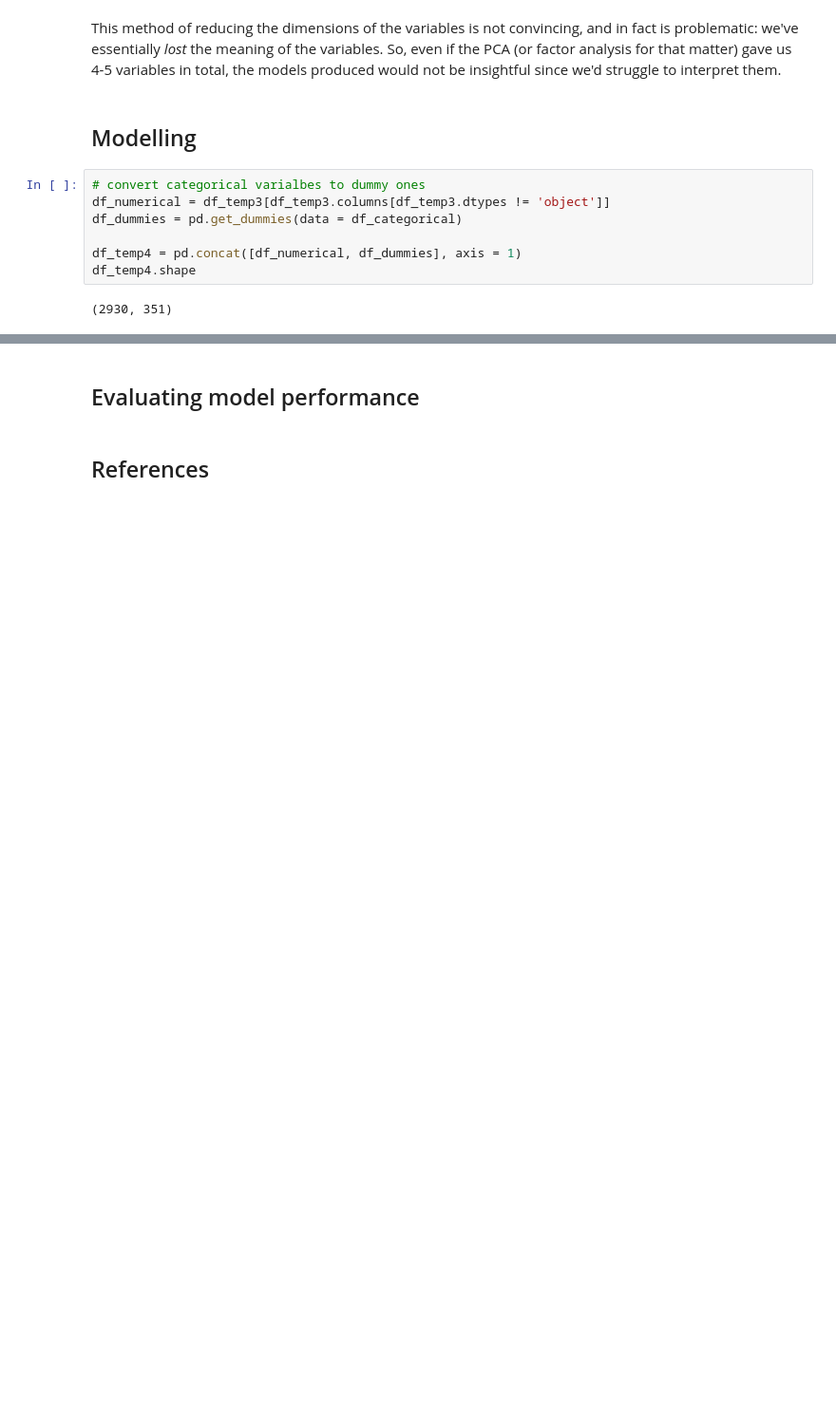
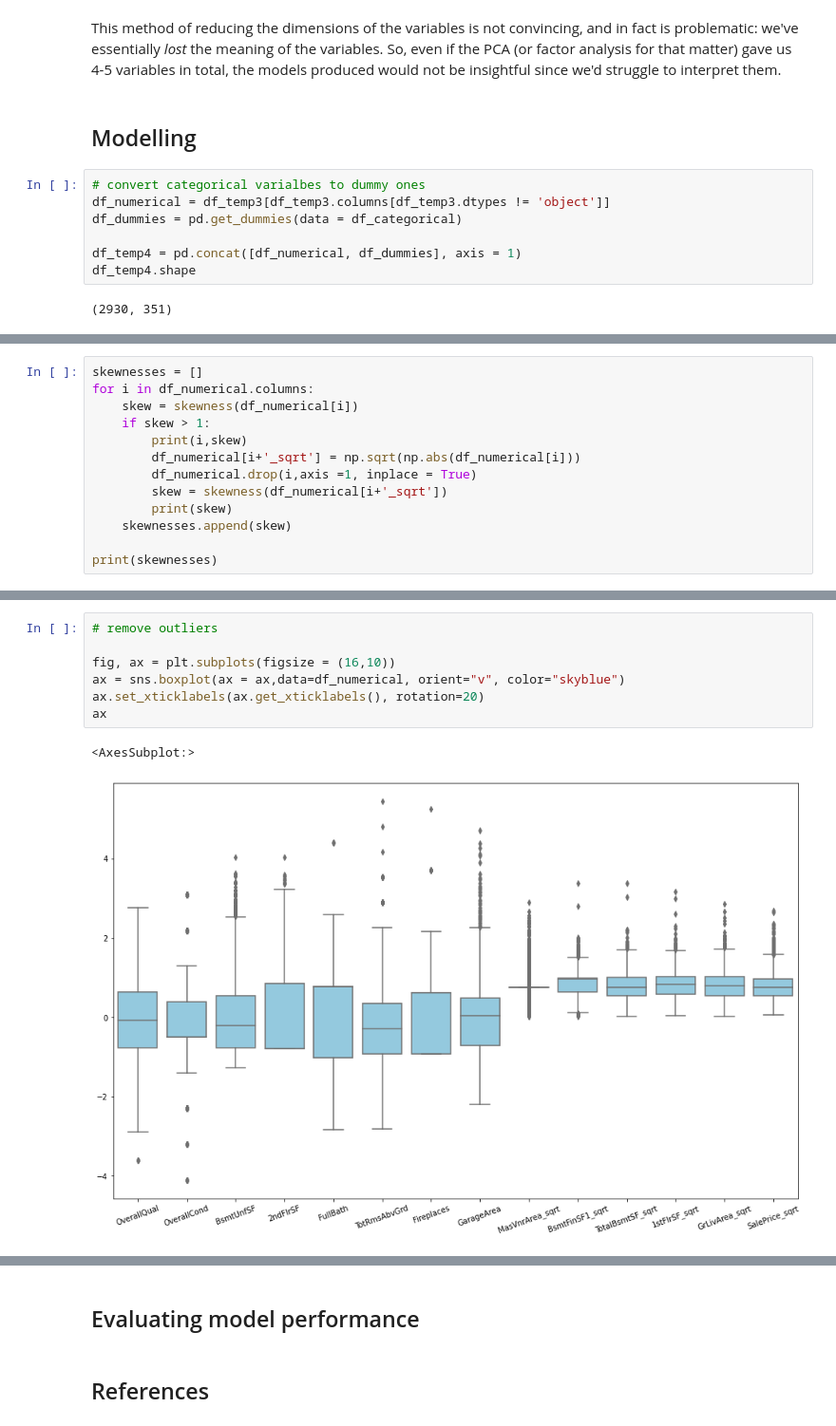
Before and after one commit to namiyousef/ICDSS_Challenges2020, a Jupyter notebook: real-estate/real-estate.ipynb, the cells around one changed output, grey strips where cells are left out. Shown at 95% size. Cells and saved outputs as stored; diff of their text form; blank space fills up the shorter version.

```diff
--- a/real-estate/real-estate.ipynb
+++ b/real-estate/real-estate.ipynb
@@ -221,0 +247,13 @@ df_temp4.shape
+# %%
+skewnesses = []
+for i in df_numerical.columns:
+    skew = skewness(df_numerical[i])
+    if skew > 1:
+        print(i,skew)
+        df_numerical[i+'_sqrt'] = np.sqrt(np.abs(df_numerical[i]))
+        df_numerical.drop(i,axis =1, inplace = True)
+        skew = skewness(df_numerical[i+'_sqrt'])
+        print(skew)
+    skewnesses.append(skew)
+
+print(skewnesses)
@@ -221,0 +274,10 @@ df_temp4.shape
+# %%
+# remove outliers
+
+fig, ax = plt.subplots(figsize = (16,10))
+ax = sns.boxplot(ax = ax,data=df_numerical, orient="v", color="skyblue")
+ax.set_xticklabels(ax.get_xticklabels(), rotation=20)
+ax
+# %% [output]
+<AxesSubplot:>
+[figure, added]
```
Also changed, not shown: parts of 18 cells of this notebook.
